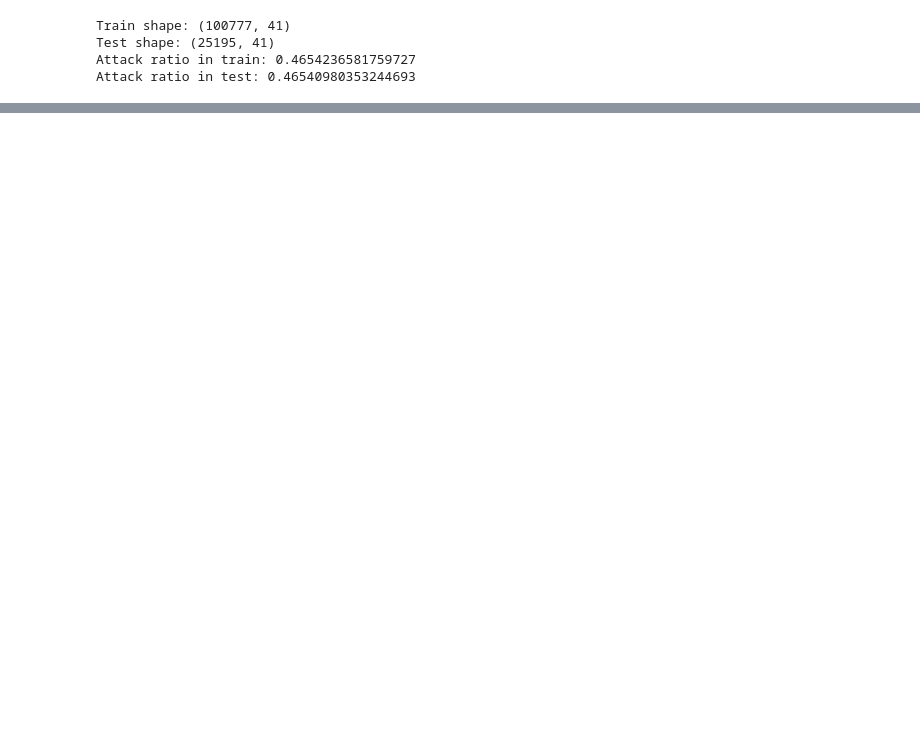
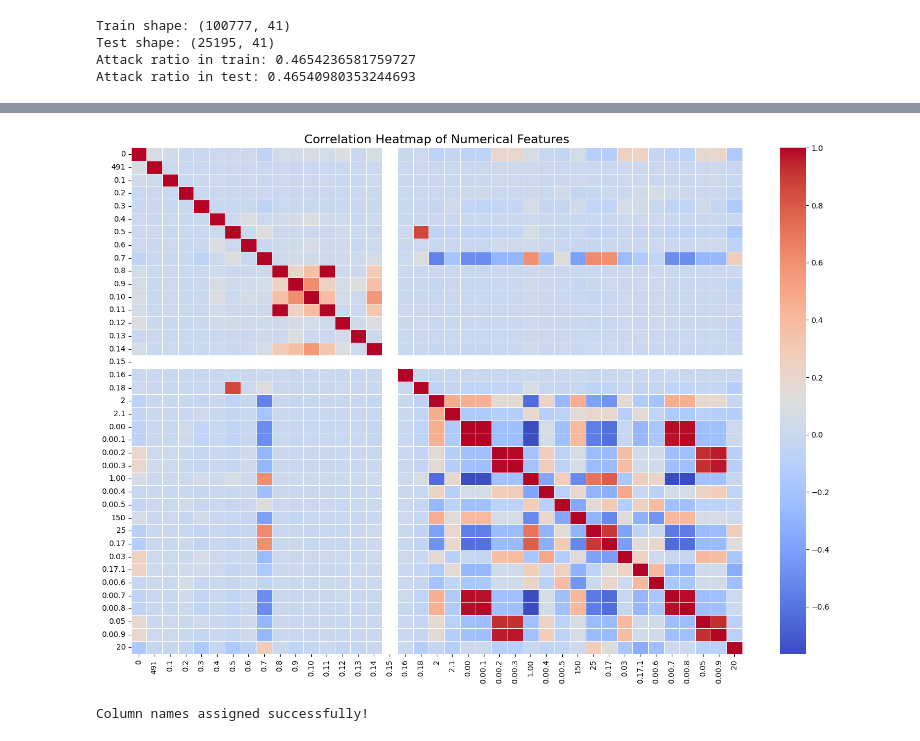
Before and after one commit to chevitividyasagar/Newspringbot, a Jupyter notebook: SENTINET.ipynb, the cells around one changed output, grey strips where cells are left out. Saved outputs shown, nothing was run; the diff lists cells and outputs as text; code cells hidden in the pictures; blank space fills up the shorter version.

```diff
--- a/SENTINET.ipynb
+++ b/SENTINET.ipynb
@@ -320,0 +359,7 @@ Test shape: (25195, 120)
+# %%
+# Drop exact duplicates (if any)
+dup_count = data.duplicated().sum()
+print("Duplicate rows:", dup_count)
+if dup_count > 0:
+    df = data.drop_duplicates().reset_index(drop=True)
+    print("Dropped duplicates. New shape:", data.shape)
@@ -320,0 +368,5 @@ Test shape: (25195, 120)
+# %%
+#  Replace infinite values  & ensure numeric types
+numeric_cols = data.select_dtypes(include=[np.number]).columns.tolist()
+for col in numeric_cols:
+    data[col] = pd.to_numeric(data[col], errors='coerce')
@@ -320,0 +410,2 @@ Test shape: (25195, 120)
+# %%
+data = pd.read_csv("KDDTrain+.txt", header=None)
@@ -320,0 +522,8 @@ Test shape: (25195, 120)
+# %%
+# 0) Ensure we have a dataframe variable (data or df)
+if 'data' in globals():
+    df = data.copy()
+elif 'df' in globals():
+    df = df.copy()
+else:
+    raise NameError("No dataframe named 'df' or 'data' found. Load the KDD file into variable named df or data.")
@@ -320,0 +799,43 @@ Test shape: (25195, 120)
+# %%
+import matplotlib.pyplot as plt
+import seaborn as sns
+
+def correlation_map(df):
+    # Select only numeric features
+    df_numeric = df.select_dtypes(include=['int64','float64'])
+
+    # Compute correlation
+    corr = df_numeric.corr()
+
+    # Plot heatmap
+    plt.figure(figsize=(18,12))
+    sns.heatmap(corr, cmap='coolwarm', linewidths=0.5)
+    plt.title("Correlation Heatmap of Numerical Features", fontsize=16)
+    plt.show()
+
+    return corr
+
+# Run it
+corr_matrix = correlation_map(data)
+# %% [output]
+[figure, added]
+# %%
+import pandas as pd
+columns = [
+    "duration","protocol_type","service","flag","src_bytes","dst_bytes","land",
+    "wrong_fragment","urgent","hot","num_failed_logins","logged_in","num_compromised",
+    "root_shell","su_attempted","num_root","num_file_creations","num_shells",
+    "num_access_files","num_outbound_cmds","is_host_login","is_guest_login",
+    "count","srv_count","serror_rate","srv_serror_rate","rerror_rate",
+    "srv_rerror_rate","same_srv_rate","diff_srv_rate","srv_diff_host_rate",
+    "dst_host_count","dst_host_srv_count","dst_host_same_srv_rate",
+    "dst_host_diff_srv_rate","dst_host_same_src_port_rate",
+    "dst_host_srv_diff_host_rate","dst_host_serror_rate",
+    "dst_host_srv_serror_rate","dst_host_rerror_rate","dst_host_srv_rerror_rate",
+    "label","difficulty"
+]
+
+data.columns = columns
+print("Column names assigned successfully!")
+# %% [output]
+Column names assigned successfully!
```
Also changed, not shown: parts of 41 cells of this notebook.
